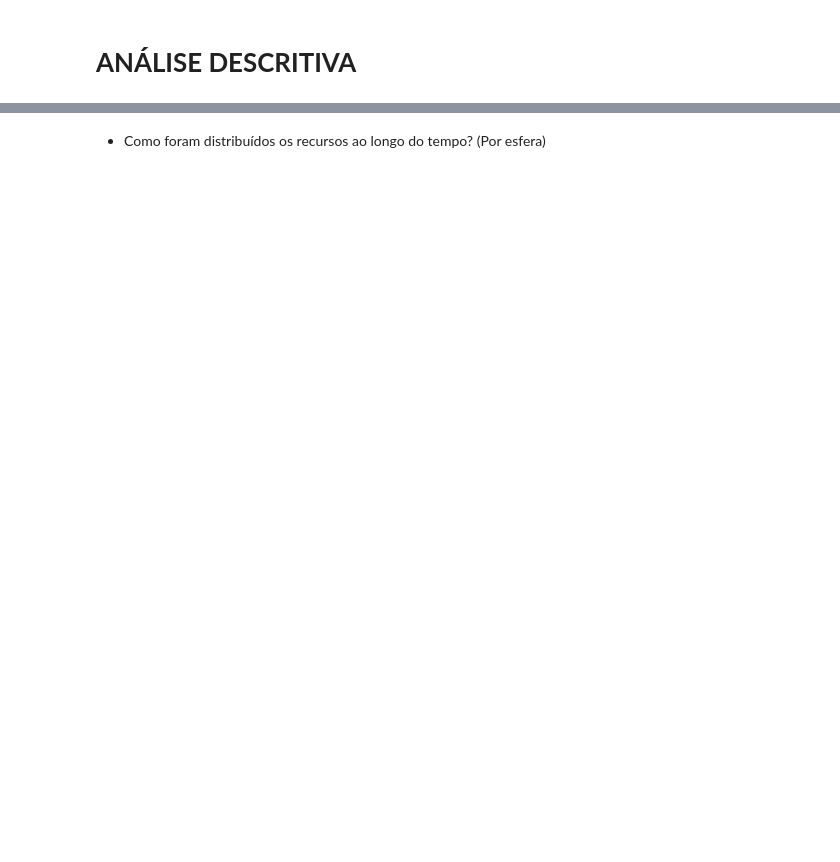
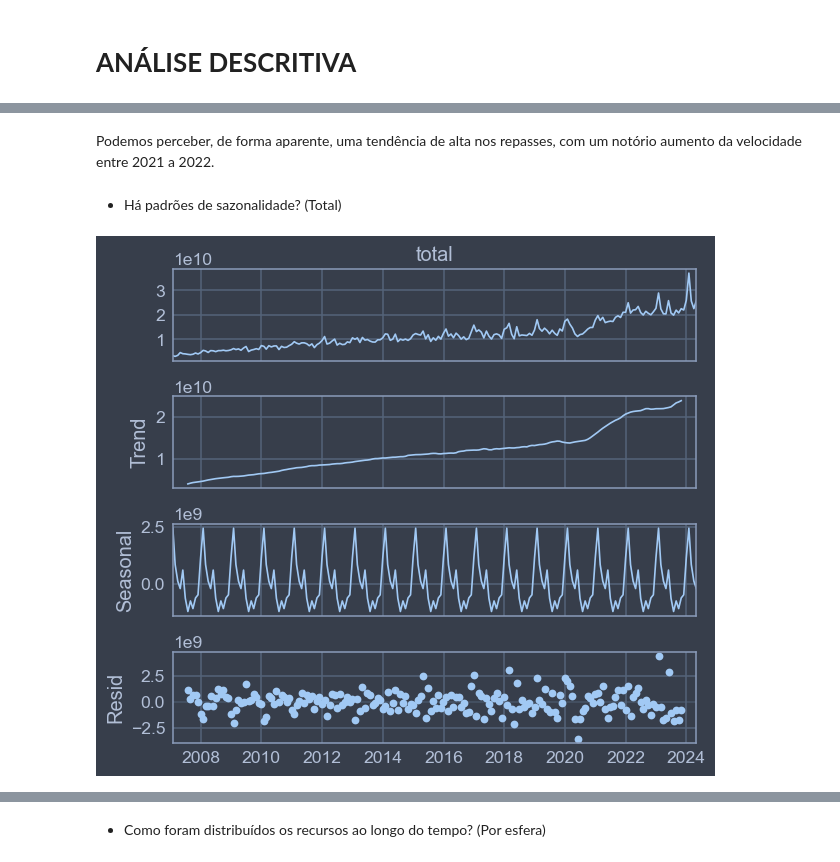
Before and after one commit to AdrianSBar/Repasses_FUNDEB, a Jupyter notebook: notebooks/dda.ipynb, the cells around one changed output, grey strips where cells are left out. Cells and saved outputs as stored; diff of their text form; code cells hidden in the pictures; blank space fills up the shorter version.

```diff
--- a/notebooks/dda.ipynb
+++ b/notebooks/dda.ipynb
@@ -141,0 +245,11 @@ memory usage: 1.6+ MB
+# %% [markdown]
+Podemos perceber, de forma aparente, uma tendência de alta nos repasses, com um notório aumento da velocidade entre 2021 a 2022.
+# %% [markdown]
+- Há padrões de sazonalidade? (Total)
+# %%
+df = df_base.resample(rule='M', on='data').sum()
+decompose = seasonal_decompose(x=df['total'], model='additive', period=12)
+decompose.plot()
+plt.show()
+# %% [output]
+[figure, added]
```
Also changed, not shown: parts of 33 cells of this notebook, 3 other files.
